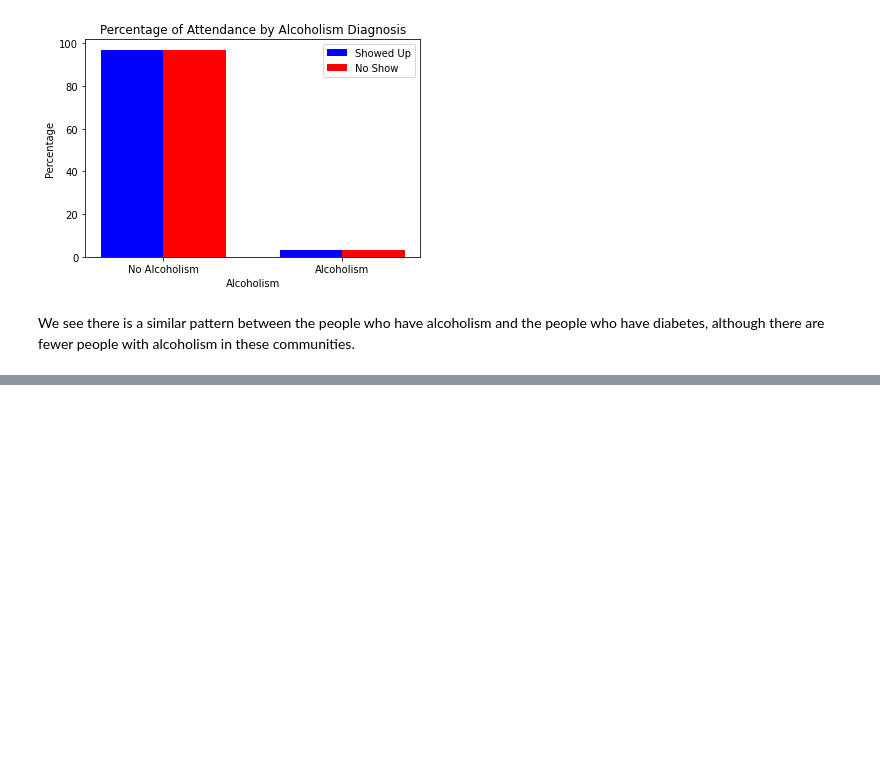
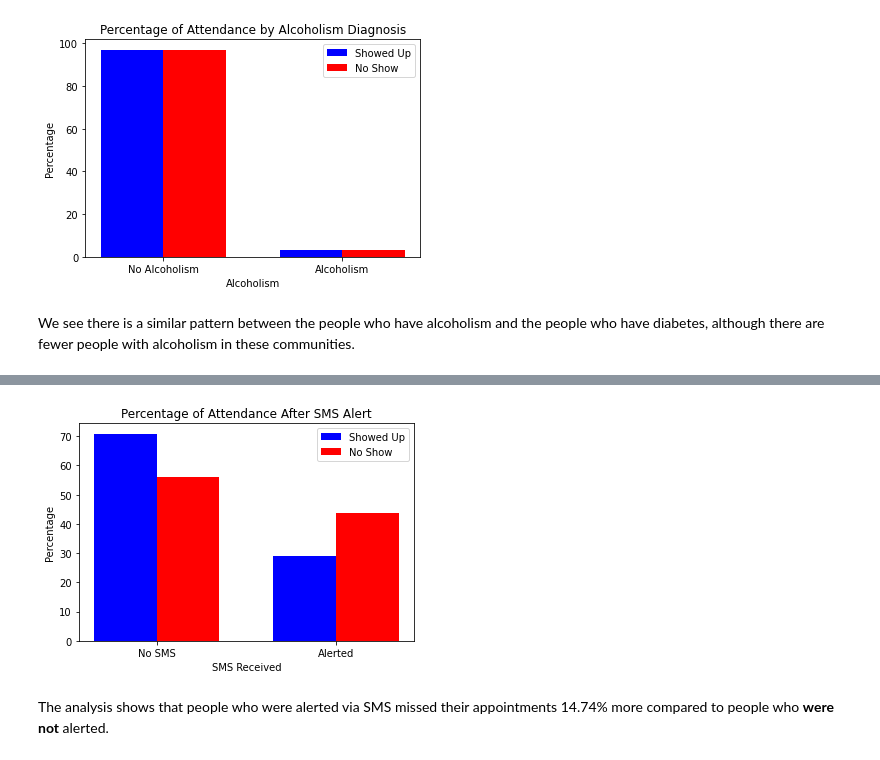
Before and after one commit to jlvalport/Medical-appointments-analysis, a Jupyter notebook: No-show Medical Appointments Analysis.ipynb, the cells around one changed output, grey strips where cells are left out. Saved outputs shown, nothing was run; the diff lists cells and outputs as text; code cells hidden in the pictures; blank space fills up the shorter version.

```diff
--- a/No-show Medical Appointments Analysis.ipynb
+++ b/No-show Medical Appointments Analysis.ipynb
@@ -515,0 +599,21 @@ We see there is a similar pattern between the people who have alcoholism and the
+# %%
+ind_x = np.arange(len(percent_show_sms))  # the x locations for the groups
+width_bars = 0.35       # the width of the bars
+
+blue_bars = plt.bar(ind_x, percent_show_sms, width_bars, color='blue', label='Showed Up')
+orange_bars = plt.bar(ind_x + width_bars, percent_no_show_sms, width_bars, color='red', label='No Show')
+
+# title and labels
+plt.ylabel('Percentage')
+plt.xlabel('SMS Received')
+plt.title('Percentage of Attendance After SMS Alert')
+locations = ind_x + width_bars / 2  # xtick locations
+labels = ['No SMS', 'Alerted']  # xtick labels
+plt.xticks(locations, labels)
+
+# legend
+plt.legend();
+# %% [output]
+[figure, added]
+# %% [markdown]
+The analysis shows that people who were alerted via SMS missed their appointments 14.74% more compared to people who **were not** alerted.
```
Also changed, not shown: parts of 15 cells of this notebook.
